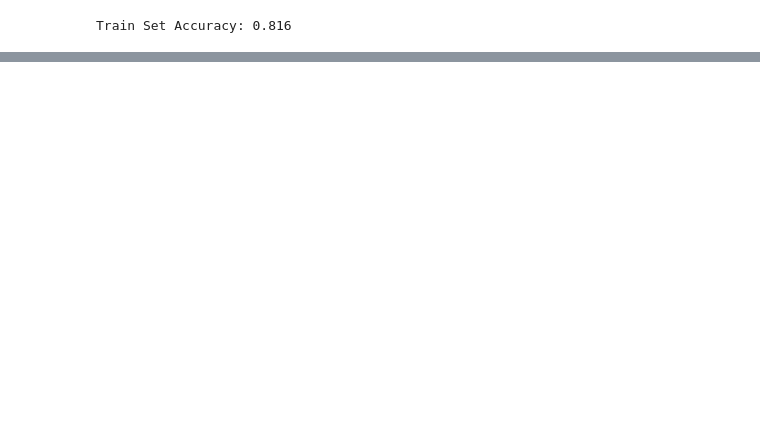
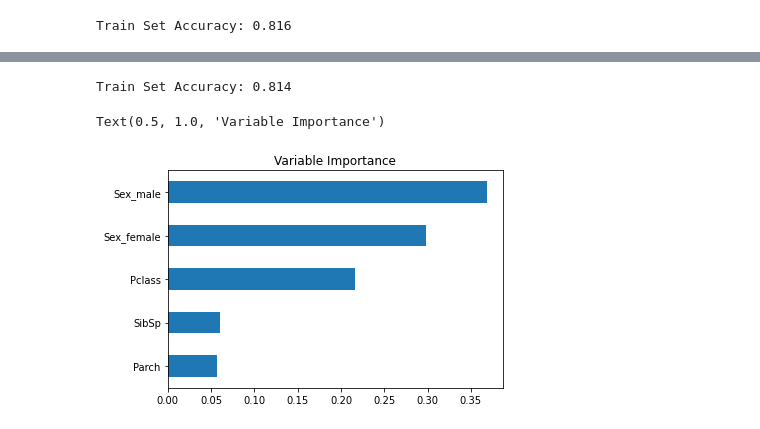
Before and after one commit to mgrow1/kaggle, a Jupyter notebook: titanic-survivor-predictions.ipynb, the cells around one changed output, grey strips where cells are left out. Saved outputs shown, nothing was run; the diff lists cells and outputs as text; code cells hidden in the pictures; blank space fills up the shorter version.

```diff
--- a/titanic-survivor-predictions.ipynb
+++ b/titanic-survivor-predictions.ipynb
@@ -64,0 +134,31 @@ Train Set Accuracy: 0.816
+# %%
+from sklearn.model_selection import GridSearchCV
+
+max_depths = np.arange(1, 10).tolist()
+n_est = np.arange(20, 200, step = 20).tolist()
+grid_params = {'n_estimators': n_est, 'max_depth':max_depths}
+
+rf2 = RandomForestClassifier()
+
+rf2cv = GridSearchCV(rf2, param_grid=grid_params,
+                     scoring='accuracy')
+
+rf2cv.fit(X, np.ravel(y))  #used np.ravel to make y_train a horizontal 1D array because of a warning
+
+pred_train = rf2cv.predict(X)
+print('Train Set Accuracy: {:.3f}'.format(accuracy_score(y, pred_train)))
+# %% [output]
+Train Set Accuracy: 0.814
+# %%
+importances = rf2cv.best_estimator_.feature_importances_
+feature_names = rf2cv.feature_names_in_
+
+forest_importances3 = pd.Series(importances, index=feature_names)
+forest_importances3.sort_values(inplace=True)
+
+fig, ax = plt.subplots()
+forest_importances3.plot.barh(ax=ax)
+ax.set_title("Variable Importance")
+# %% [output]
+Text(0.5, 1.0, 'Variable Importance')
+[figure, added]
```
Also changed, not shown: parts of 8 cells of this notebook.
